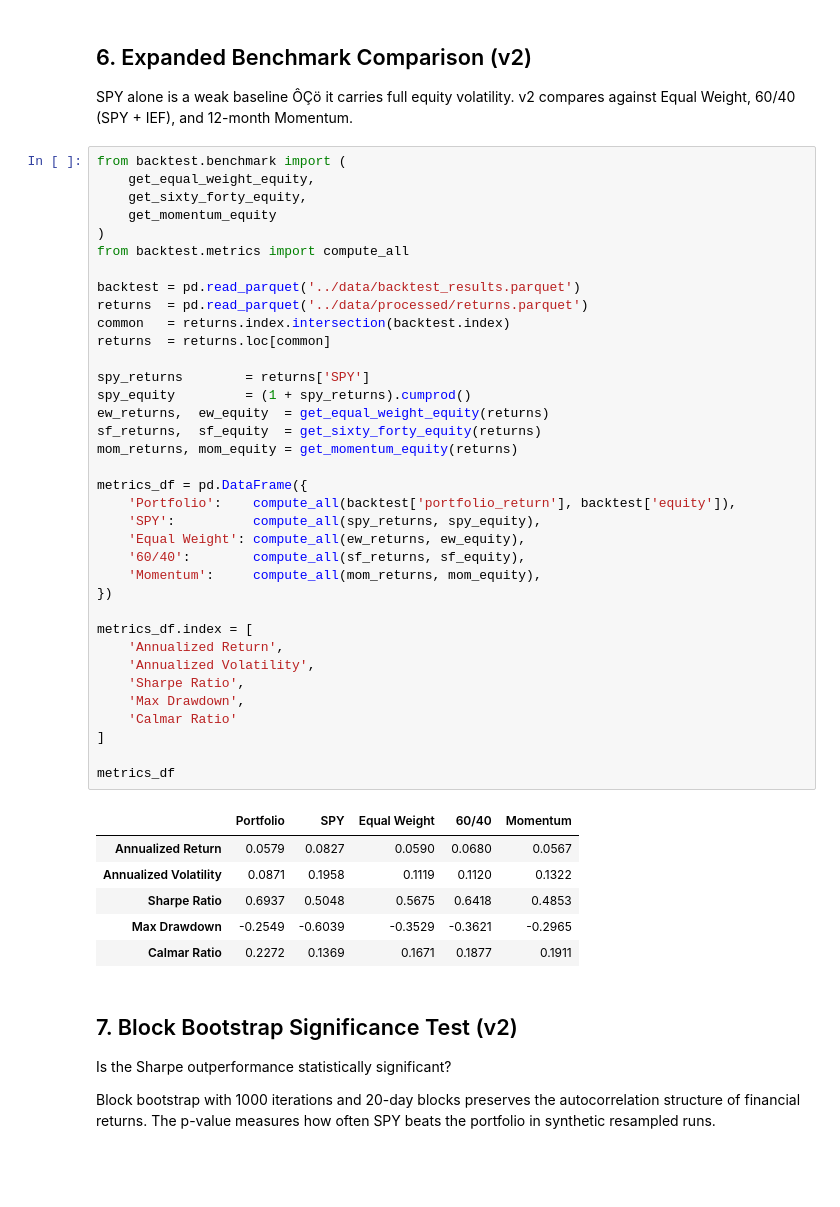
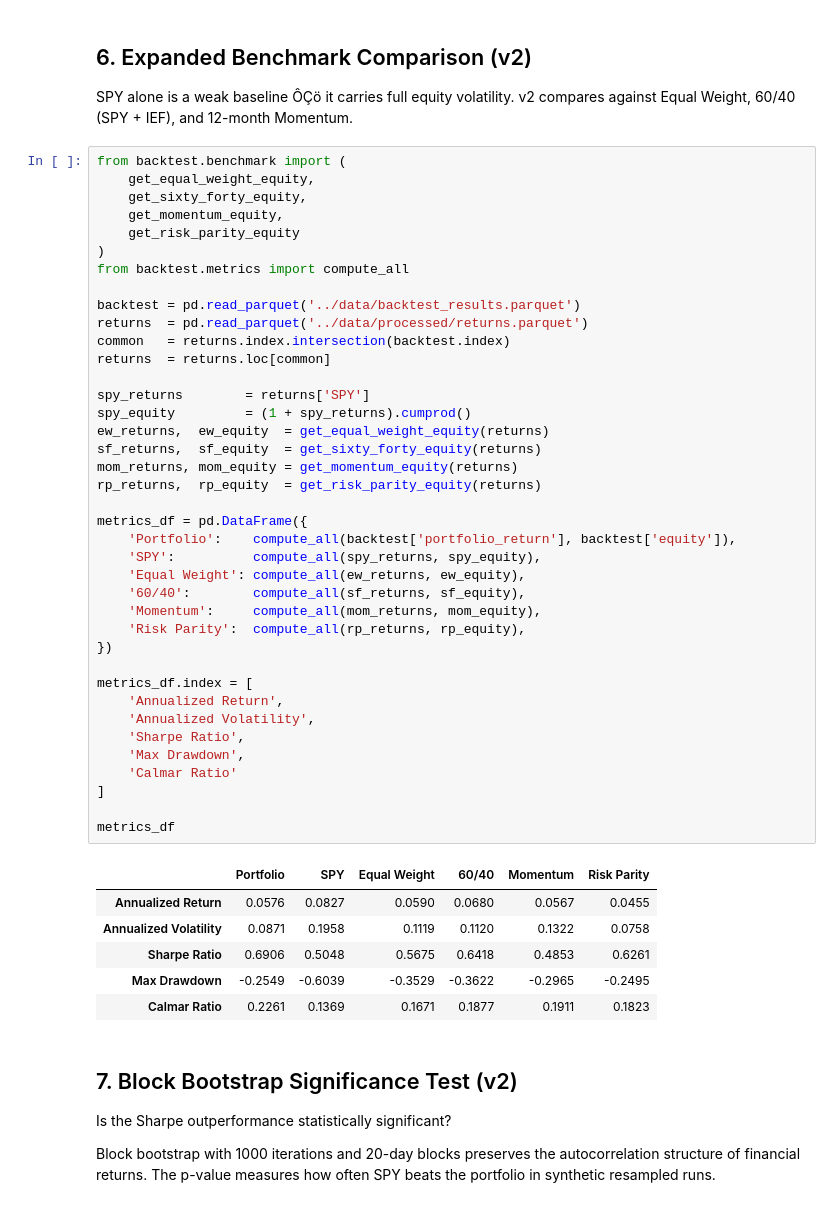
Before and after one commit to AbdelkrimCode/regime-adaptive-portfolio, a Jupyter notebook: notebooks/exploration.ipynb, the cells around one changed output. Drawn from its saved outputs; the diff is of its cells as text; blank space fills up the shorter version.

Commit message:
docs: update exploration notebook with v3 sections — nested CV, subperiod analysis, Jarque-Bera, risk parity benchmark

```diff
--- a/notebooks/exploration.ipynb
+++ b/notebooks/exploration.ipynb
@@ -240,45 +238,48 @@ v2 compares against Equal Weight, 60/40 (SPY + IEF), and 12-month Momentum.
 from backtest.benchmark import (
     get_equal_weight_equity,
     get_sixty_forty_equity,
-    get_momentum_equity
+    get_momentum_equity,
+    get_risk_parity_equity
 )
 from backtest.metrics import compute_all
 
 backtest = pd.read_parquet('../data/backtest_results.parquet')
 returns  = pd.read_parquet('../data/processed/returns.parquet')
 common   = returns.index.intersection(backtest.index)
 returns  = returns.loc[common]
 
 spy_returns        = returns['SPY']
 spy_equity         = (1 + spy_returns).cumprod()
 ew_returns,  ew_equity  = get_equal_weight_equity(returns)
 sf_returns,  sf_equity  = get_sixty_forty_equity(returns)
 mom_returns, mom_equity = get_momentum_equity(returns)
+rp_returns,  rp_equity  = get_risk_parity_equity(returns)
 
 metrics_df = pd.DataFrame({
     'Portfolio':    compute_all(backtest['portfolio_return'], backtest['equity']),
     'SPY':          compute_all(spy_returns, spy_equity),
     'Equal Weight': compute_all(ew_returns, ew_equity),
     '60/40':        compute_all(sf_returns, sf_equity),
     'Momentum':     compute_all(mom_returns, mom_equity),
+    'Risk Parity':  compute_all(rp_returns, rp_equity),
 })
 
 metrics_df.index = [
     'Annualized Return',
     'Annualized Volatility',
     'Sharpe Ratio',
     'Max Drawdown',
     'Calmar Ratio'
 ]
 
 metrics_df
 # %% [output]
-|  | Portfolio | SPY | Equal Weight | 60/40 | Momentum |
-| Annualized Return | 0.0579 | 0.0827 | 0.0590 | 0.0680 | 0.0567 |
-| Annualized Volatility | 0.0871 | 0.1958 | 0.1119 | 0.1120 | 0.1322 |
-| Sharpe Ratio | 0.6937 | 0.5048 | 0.5675 | 0.6418 | 0.4853 |
-| Max Drawdown | -0.2549 | -0.6039 | -0.3529 | -0.3621 | -0.2965 |
-| Calmar Ratio | 0.2272 | 0.1369 | 0.1671 | 0.1877 | 0.1911 |
+|  | Portfolio | SPY | Equal Weight | 60/40 | Momentum | Risk Parity |
+| Annualized Return | 0.0576 | 0.0827 | 0.0590 | 0.0680 | 0.0567 | 0.0455 |
+| Annualized Volatility | 0.0871 | 0.1958 | 0.1119 | 0.1120 | 0.1322 | 0.0758 |
+| Sharpe Ratio | 0.6906 | 0.5048 | 0.5675 | 0.6418 | 0.4853 | 0.6261 |
+| Max Drawdown | -0.2549 | -0.6039 | -0.3529 | -0.3622 | -0.2965 | -0.2495 |
+| Calmar Ratio | 0.2261 | 0.1369 | 0.1671 | 0.1877 | 0.1911 | 0.1823 |
 # %% [markdown]
 ## 7. Block Bootstrap Significance Test (v2)
 
```
Also changed, not shown: parts of 12 cells of this notebook.
